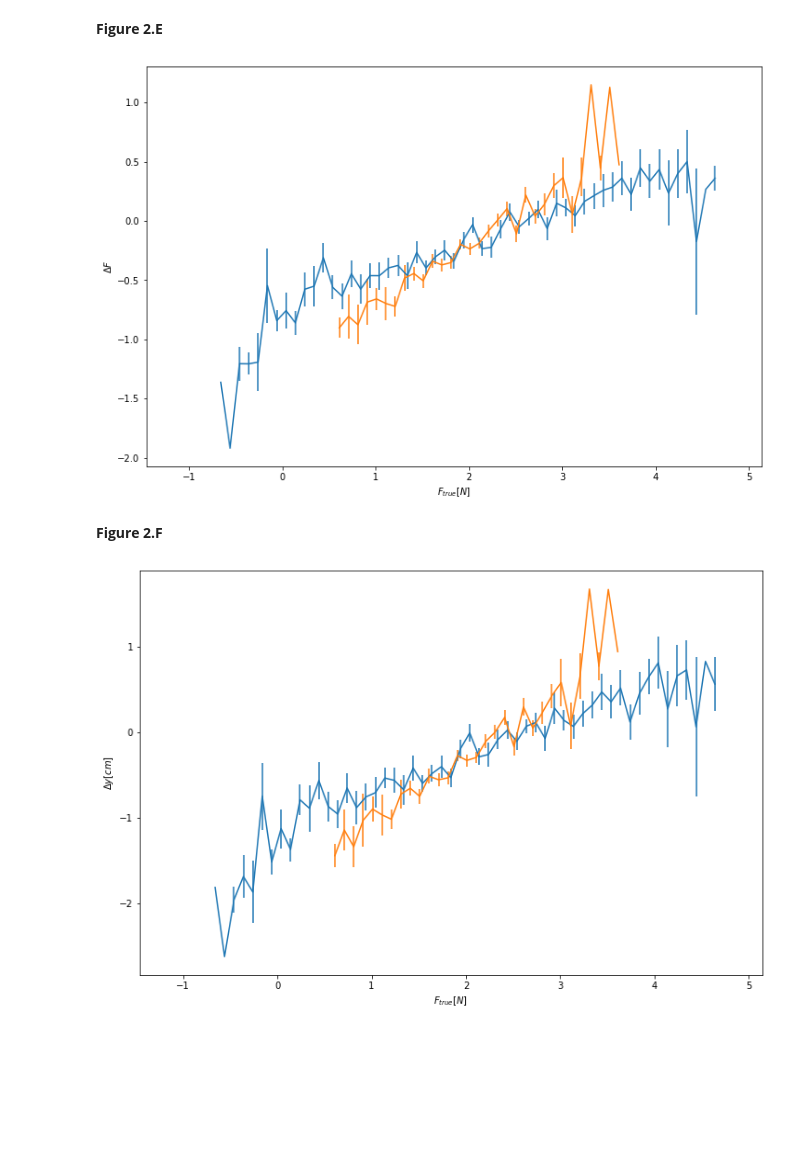
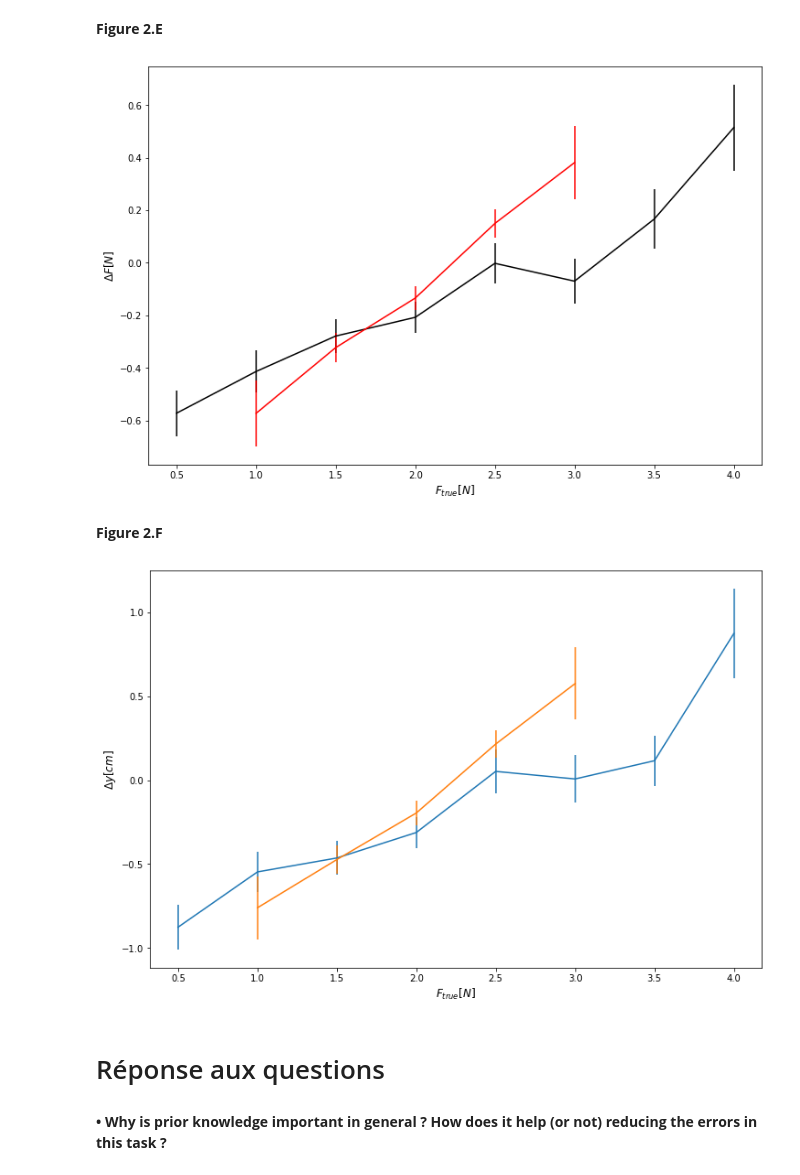
Before and after one commit to gdeside/LGBIO2060_Projects, a Jupyter notebook: Project_1/LGBIO2060_Projet_1_Group_.ipynb, the cells around one changed output. Drawn from its saved outputs; the diff is of its cells as text; code cells hidden in the pictures; blank space fills up the shorter version.

```diff
--- a/Project_1/LGBIO2060_Projet_1_Group_.ipynb
+++ b/Project_1/LGBIO2060_Projet_1_Group_.ipynb
@@ -99,33 +103,38 @@ for subject in range(n_subjects):
 **Figure 1.D**
 # %%
 # one subject with narrow distribution
-sujet = 8 #np.random.random_integers(7,11)
-day   = 0 #np.random.random_integers(0,1)
+sujet = 9
+day   = 1
 
 sujet_F_pert  = Dict['Sujet '+str(sujet)]['F_pert'][day]
 sujet_delta_y = Dict['Sujet '+str(sujet)]['delta_y'][day]
 
-x_F_pert_sujet = np.arange(np.nanmin(sujet_F_pert)+0.1,np.nanmax(sujet_F_pert)-0.1,0.1)
+sujet_F_pert_range = 0.055
+
+x_F_pert_sujet = np.arange(np.nanmin(sujet_F_pert)+sujet_F_pert_range,np.nanmax(sujet_F_pert),sujet_F_pert_range)
 
 sujet_mean_delta_y = np.zeros(len(x_F_pert_sujet))
 sujet_std_delta_y  = np.zeros(len(x_F_pert_sujet))
 
 for k in range(len(x_F_pert_sujet)):
-    idx = np.where((sujet_F_pert >= (x_F_pert_sujet[k]-0.05)) & ((x_F_pert_sujet[k]+0.05) > sujet_F_pert))
+    idx = np.where((sujet_F_pert >= (x_F_pert_sujet[k]-sujet_F_pert_range/2)) & ((x_F_pert_sujet[k]+sujet_F_pert_range/2) > sujet_F_pert))
     sujet_std_delta_y[k]  = np.nanstd(sujet_delta_y[idx])/np.sqrt(len(sujet_delta_y[idx]))
     sujet_mean_delta_y[k] = np.nanmean(sujet_delta_y[idx])
+
+sujet_param = np.polyfit(x_F_pert_sujet,sujet_mean_delta_y,1)
+p = np.poly1d(sujet_param)
 # %%
 all_sujet_F_pert  = F_pert.flatten()
 all_sujet_delta_y = delta_y.flatten()
 
-x_F_pert_all_sujet = np.arange(np.nanmin(all_sujet_F_pert)+0.1,np.nanmax(all_sujet_F_pert)-0.1,0.1)
+x_F_pert_all_sujet = np.arange(np.nanmin(all_sujet_F_pert)+0.15,np.nanmax(all_sujet_F_pert)-0.15,0.15)
 
 all_sujet_mean_delta_y = np.zeros(len(x_F_pert_all_sujet))
 all_sujet_std_delta_y  = np.zeros(len(x_F_pert_all_sujet))
 
 
 for k in range(len(x_F_pert_all_sujet)):
-    idx = np.where((all_sujet_F_pert >= (x_F_pert_all_sujet[k]-0.05)) & (all_sujet_F_pert < (x_F_pert_all_sujet[k]+0.05)))
+    idx = np.where((all_sujet_F_pert >= (x_F_pert_all_sujet[k]-0.075)) & (all_sujet_F_pert < (x_F_pert_all_sujet[k]+0.075)))
     all_sujet_mean_delta_y[k] = np.nanmean(all_sujet_delta_y[idx])
     all_sujet_std_delta_y[k]  = np.nanstd(all_sujet_delta_y[idx])/np.sqrt(len(all_sujet_delta_y[idx]))
 # %%
@@ -364,7 +379,7 @@ slope_day_three_wide  = np.zeros(5)
 slope_day_three_arrow = np.zeros(6)
 
 for i in range(6):
-    F_true_range_1          = np.arange(np.nanmin(f_true_day_one_wide[i])+0.25,np.nanmax(f_true_day_one_wide[i])-0.25,0.23)
+    F_true_range_1          = np.arange(np.nanmin(f_true_day_one_wide[i])+0.25,np.nanmax(f_true_day_one_wide[i]),0.25)
     delta_F_current_sujet_1 = np.zeros(len(F_true_range_1))
 
     for j in range(len(F_true_range_1)):
@@ -373,7 +388,7 @@ for i in range(6):
     slope_day_one_wide[i] = np.polyfit(F_true_range_1,delta_F_current_sujet_1,1)[0]
 
 
-    F_true_range_2 = np.arange(np.nanmin(f_true_day_two_wide[i])+0.25,np.nanmax(f_true_day_two_wide[i])-0.25,0.25)
+    F_true_range_2 = np.arange(np.nanmin(f_true_day_two_wide[i])+0.25,np.nanmax(f_true_day_two_wide[i]),0.25)
     delta_F_current_sujet_2 = np.zeros(len(F_true_range_2))
     for j in range(len(F_true_range_2)):
         idx2 = np.where((f_true_day_two_wide[i] >= (F_true_range_2[j]-0.25))& (f_true_day_two_wide[i] < (F_true_range_2[j]+0.25)))
@@ -381,7 +396,7 @@ for i in range(6):
     slope_day_two_wide[i] = np.polyfit(F_true_range_2,delta_F_current_sujet_2,1)[0]
 
 
-    F_true_range_3 = np.arange(np.nanmin(f_true_day_three_arrow[i])+0.25,np.nanmax(f_true_day_three_arrow[i])-0.25,0.25)
+    F_true_range_3 = np.arange(np.nanmin(f_true_day_three_arrow[i])+0.25,np.nanmax(f_true_day_three_arrow[i]),0.25)
     delta_F_current_sujet_3 = np.zeros(len(F_true_range_3))
     for j in range(len(F_true_range_3)):
         idx3 = np.where((f_true_day_three_arrow[i] >= (F_true_range_3[j]-0.25))& (f_true_day_three_arrow[i] < (F_true_range_3[j]+0.25)))
@@ -390,7 +405,7 @@ for i in range(6):
 
 
 for i in range(5):
-    F_true_range_1          = np.arange(np.nanmin(f_true_day_one_arrow[i])+0.25,np.nanmax(f_true_day_one_arrow[i])-0.25,0.23)
+    F_true_range_1          = np.arange(np.nanmin(f_true_day_one_arrow[i])+0.25,np.nanmax(f_true_day_one_arrow[i]),0.23)
     delta_F_current_sujet_1 = np.zeros(len(F_true_range_1))
 
     for j in range(len(F_true_range_1)):
@@ -399,7 +414,7 @@ for i in range(5):
     slope_day_one_arrow[i] = np.polyfit(F_true_range_1,delta_F_current_sujet_1,1)[0]
 
 
-    F_true_range_2 = np.arange(np.nanmin(f_true_day_two_arrow[i])+0.25,np.nanmax(f_true_day_two_arrow[i])-0.25,0.25)
+    F_true_range_2 = np.arange(np.nanmin(f_true_day_two_arrow[i])+0.25,np.nanmax(f_true_day_two_arrow[i]),0.25)
     delta_F_current_sujet_2 = np.zeros(len(F_true_range_2))
     for j in range(len(F_true_range_2)):
         idx2 = np.where((f_true_day_two_arrow[i] >= (F_true_range_2[j]-0.25))& (f_true_day_two_arrow[i] < (F_true_range_2[j]+0.25)))
@@ -407,7 +422,7 @@ for i in range(5):
     slope_day_two_arrow[i] = np.polyfit(F_true_range_2,delta_F_current_sujet_2,1)[0]
 
 
-    F_true_range_3 = np.arange(np.nanmin(f_true_day_three_wide[i])+0.25,np.nanmax(f_true_day_three_wide[i])-0.25,0.25)
+    F_true_range_3 = np.arange(np.nanmin(f_true_day_three_wide[i])+0.25,np.nanmax(f_true_day_three_wide[i]),0.25)
     delta_F_current_sujet_3 = np.zeros(len(F_true_range_3))
     for j in range(len(F_true_range_3)):
         idx3 = np.where((f_true_day_three_wide[i] >= (F_true_range_3[j]-0.25))& (f_true_day_three_wide[i] < (F_true_range_3[j]+0.25)))
@@ -415,11 +430,11 @@ for i in range(5):
     slope_day_three_wide[i] = np.polyfit(F_true_range_3,delta_F_current_sujet_3,1)[0]
 
 
-slope_mean_wide = [np.nanmean(slope_day_one_wide),np.nanmean(slope_day_two_wide),np.nanmean(slope_day_three_wide)]
-slope_std_wide  = [np.nanstd(slope_day_one_wide),np.nanstd(slope_day_two_wide),np.nanstd(slope_day_three_wide)]
+slope_mean_wide = [np.nanmean(slope_day_one_wide),np.nanmean(slope_day_two_wide),np.nanmean(slope_day_three_arrow)]
+slope_std_wide  = [np.nanstd(slope_day_one_wide),np.nanstd(slope_day_two_wide),np.nanstd(slope_day_three_arrow)]
 
-slope_mean_arrow = [np.nanmean(slope_day_one_arrow),np.nanmean(slope_day_two_arrow),np.nanmean(slope_day_three_arrow)]
-slope_std_arrow  = [np.nanstd(slope_day_one_arrow),np.nanstd(slope_day_two_arrow),np.nanstd(slope_day_three_arrow)]
+slope_mean_arrow = [np.nanmean(slope_day_one_arrow),np.nanmean(slope_day_two_arrow),np.nanmean(slope_day_three_wide)]
+slope_std_arrow  = [np.nanstd(slope_day_one_arrow),np.nanstd(slope_day_two_arrow),np.nanstd(slope_day_three_wide)]
 # %%
 days =[1,2,3]
 plt.figure(figsize=(12,8))
@@ -443,8 +458,8 @@ delta_F_random_subject_wide = Dict['Sujet '+str(random_subject_wide)]['Delta_F']
 F_true_random_subject_arrow  = Dict['Sujet '+str(random_subject_arrow)]['F_true'][1]
 delta_F_random_subject_arrow = Dict['Sujet '+str(random_subject_arrow)]['Delta_F'][1]
 
-F_true_range_wide  = np.arange(np.nanmin(F_true_random_subject_wide)+0.1,np.nanmax(F_true_random_subject_wide)-0.1,0.1)
-F_true_range_arrow = np.arange(np.nanmin(F_true_random_subject_arrow)+0.1,np.nanmax(F_true_random_subject_arrow)-0.1,0.1)
+F_true_range_wide  = np.arange(0.5,4.5,0.5)
+F_true_range_arrow = np.arange(1,3.5,0.5)
 
 
 delta_F_mean_wide  = np.zeros(len(F_true_range_wide))
@@ -466,13 +481,13 @@ for i in range(len(F_true_range_arrow)):
     delta_F_std_arrow[i]  = np.nanstd(delta_F_random_subject_arrow[idx])/(np.sqrt(len(delta_F_random_subject_arrow[idx])))
 # %%
 plt.figure(figsize=(12,8))
-plt.errorbar(F_true_range_wide,delta_F_mean_wide,yerr=delta_F_std_wide)
-plt.errorbar(F_true_range_arrow,delta_F_mean_arrow,yerr=delta_F_std_arrow)
-plt.ylabel("$\Delta F$")
-plt.xlabel("$F_{true} [N]$")
+plt.errorbar(F_true_range_wide,delta_F_mean_wide,yerr=delta_F_std_wide,color="black")
+plt.errorbar(F_true_range_arrow,delta_F_mean_arrow,yerr=delta_F_std_arrow,color="red")
+plt.ylabel("$\Delta F [N]$",size = "12")
+plt.xlabel("$F_{true} [N]$",size = "12")
 plt.show()
 # %% [output]
-[figure, old version]
+[figure, new version]
 # %% [markdown]
 **Figure 2.F**
 # %%
@@ -501,9 +516,13 @@ for i in range(len(F_true_range_arrow)):
 # %%
 plt.figure(figsize=(12,8))
 plt.errorbar(F_true_range_wide,delta_y_mean_wide,yerr=delta_y_std_wide)
 plt.errorbar(F_true_range_arrow,delta_y_mean_arrow,yerr=delta_y_std_arrow)
-plt.ylabel("$\Delta y [cm]$")
-plt.xlabel("$F_{true} [N]$")
+plt.ylabel("$\Delta y [cm]$",size = "12")
+plt.xlabel("$F_{true} [N]$",size = "12")
 plt.show()
 # %% [output]
-[figure, old version]
+[figure, new version]
+# %% [markdown]
+# Réponse aux questions
+# %% [markdown]
+**•	Why is prior knowledge important in general ? How does it help (or not) reducing the errors in this task ?**
```
Also changed, not shown: parts of 11 cells of this notebook, 1 other file.
